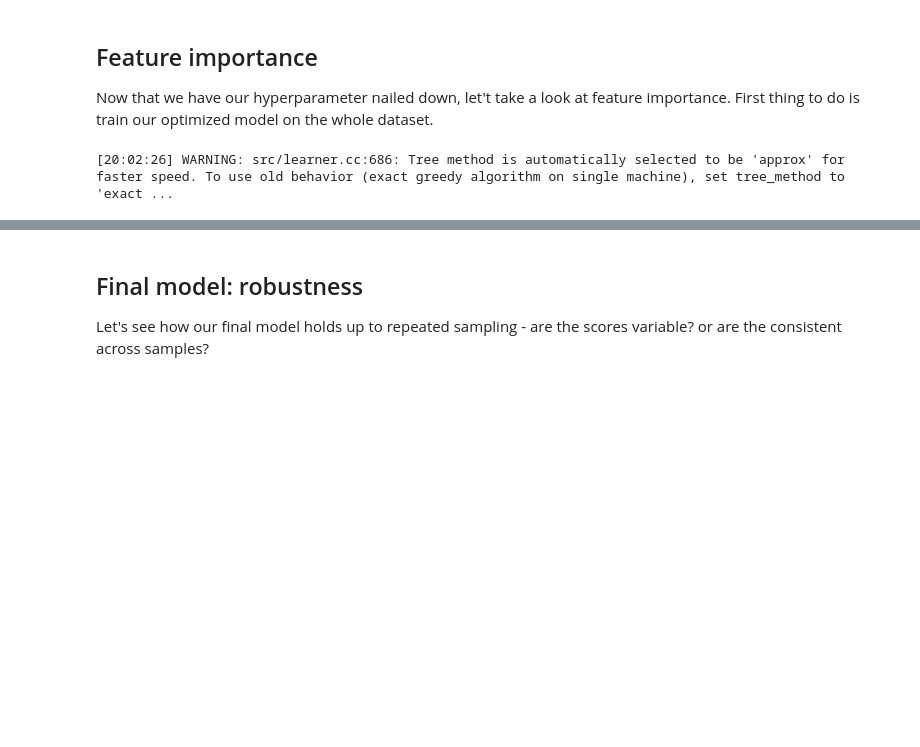
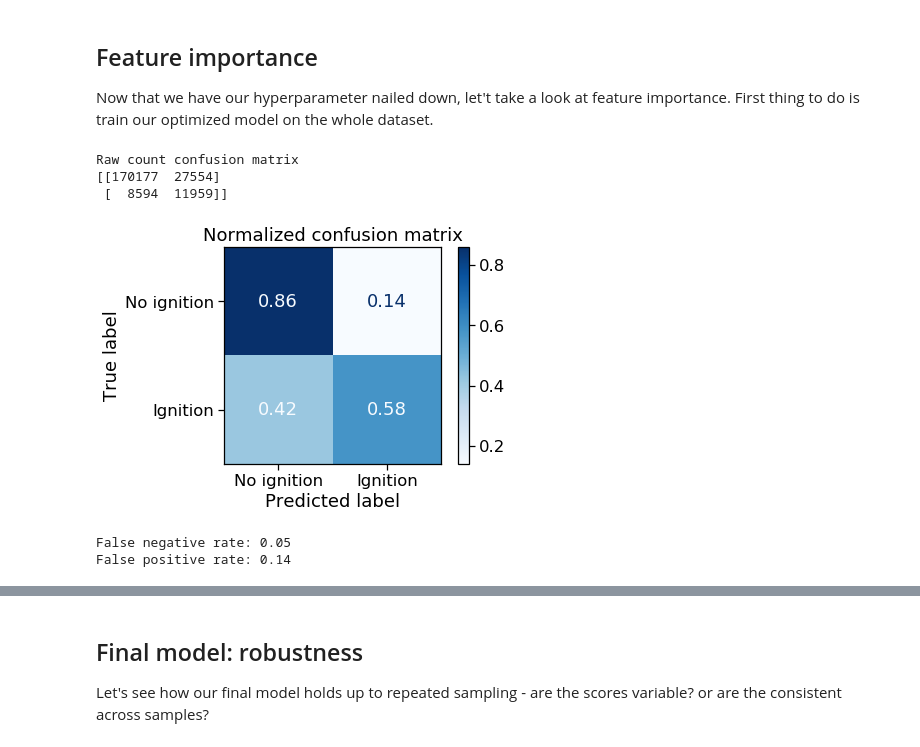
Before and after one commit to aristyogresearch/wildfire, a Jupyter notebook: notebooks/model_selection_optimization.ipynb, the cells around one changed output, grey strips where cells are left out. Drawn from its saved outputs; the diff is of its cells as text; code cells hidden in the pictures; blank space fills up the shorter version.

```diff
--- a/notebooks/Untitled.ipynb
+++ b/notebooks/model_selection_optimization.ipynb
@@ -1188,37 +1188,43 @@ Now that we have our hyperparameter nailed down, let't take a look at feature im
 # %%
 # Train with tuned hyperparameters
 classifier = XGBClassifier(
     n_jobs = max_jobs,
     scale_pos_weight = class_weight,
     learning_rate = best_learning_rate,
     n_estimators = best_n_estimators,
     random_state = rand_seed,
     max_depth = best_depth,
     gamma = best_gamma
 )
 
 # Stratified test train split the whole dataset
 X_train, X_test, y_train, y_test = make_train_test_sample(
     dataset,
-    len(dataset),
+    (len(dataset)/10),
     train_test_split_ratio,
     rand_seed
 )
 
 # Scale weather varibles
 X_train, X_test = scale_weather_variables(weather_variables, X_train, X_test)
 
 # Train model
 classifier.fit(X_train, y_train)
 
 # Plot confusion matrix
 class_names = np.array(['No ignition', 'Ignition'])
 display_confusion_matrix(classifier, class_names, X_test, y_test)
 # %% [output]
-[20:02:26] WARNING: src/learner.cc:686: Tree method is automatically selected to be 'approx' for faster speed. To use old behavior (exact greedy algorithm on single machine), set tree_method to 'exact ...
+Raw count confusion matrix
+[[170177  27554]
+ [  8594  11959]]
+[figure, added]
 # %%
 false_neg_rate, false_pos_rate = calc_false_neg_pos_rate(classifier, X_test, y_test)
 print("False negative rate: {}".format(np.round(false_neg_rate, 2)))
 print("False positive rate: {}".format(np.round(false_pos_rate, 2)))
+# %% [output]
+False negative rate: 0.05
+False positive rate: 0.14
 # %%
 plot_relative_feature_importance(classifier, dataset, X_test, 20)
```
Also changed, not shown: parts of 8 cells of this notebook.
